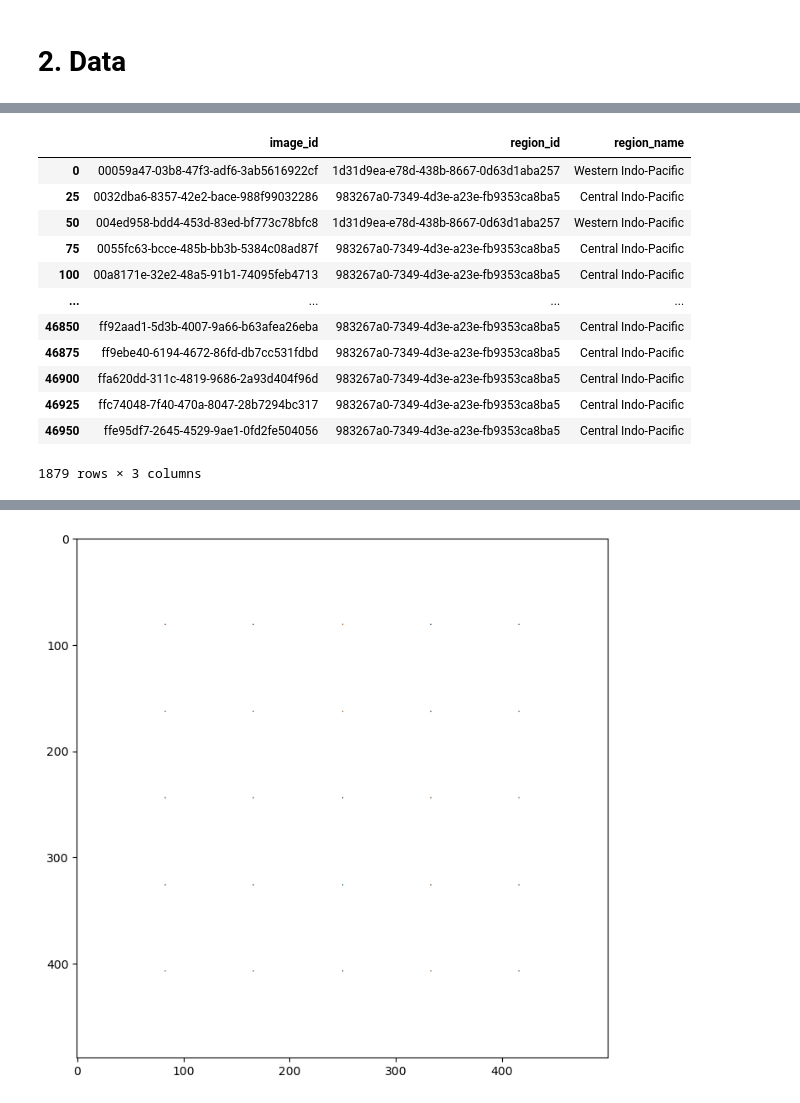
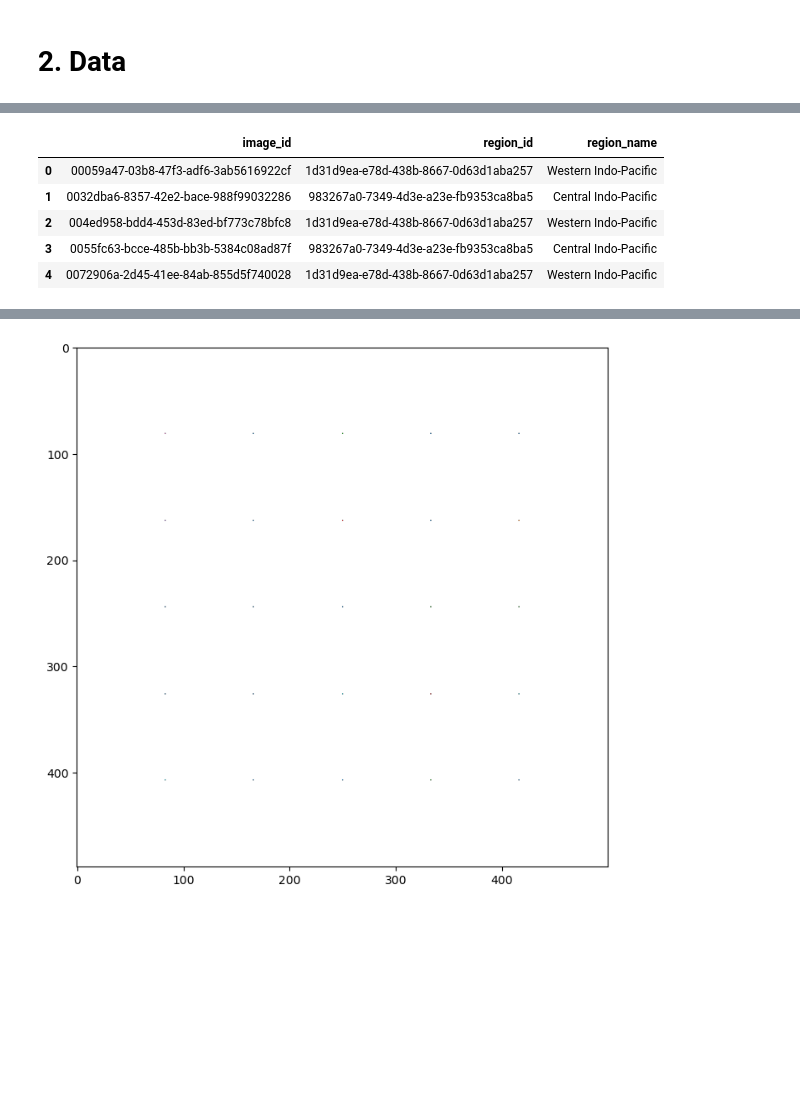
Before and after one commit to data-mermaid/mermaid-segmentation, a Jupyter notebook: nbs/Dataset_Exploration.ipynb, the cells around one changed output, grey strips where cells are left out. Drawn from its saved outputs; the diff is of its cells as text; code cells hidden in the pictures; blank space fills up the shorter version.

```diff
--- a/nbs/Dataset_Exploration.ipynb
+++ b/nbs/Dataset_Exploration.ipynb
@@ -35,17 +37,10 @@ len(dataset)
 # %%
-dataset.df_images
+dataset.df_images.head()
 # %% [output]
 |  | image_id | region_id | region_name |
 | 0 | 00059a47-03b8-47f3-adf6-3ab5616922cf | 1d31d9ea-e78d-438b-8667-0d63d1aba257 | Western Indo-Pacific |
-| 25 | 0032dba6-8357-42e2-bace-988f99032286 | 983267a0-7349-4d3e-a23e-fb9353ca8ba5 | Central Indo-Pacific |
-| 50 | 004ed958-bdd4-453d-83ed-bf773c78bfc8 | 1d31d9ea-e78d-438b-8667-0d63d1aba257 | Western Indo-Pacific |
-| 75 | 0055fc63-bcce-485b-bb3b-5384c08ad87f | 983267a0-7349-4d3e-a23e-fb9353ca8ba5 | Central Indo-Pacific |
-| 100 | 00a8171e-32e2-48a5-91b1-74095feb4713 | 983267a0-7349-4d3e-a23e-fb9353ca8ba5 | Central Indo-Pacific |
-| ... | ... | ... | ... |
-| 46850 | ff92aad1-5d3b-4007-9a66-b63afea26eba | 983267a0-7349-4d3e-a23e-fb9353ca8ba5 | Central Indo-Pacific |
-| 46875 | ff9ebe40-6194-4672-86fd-db7cc531fdbd | 983267a0-7349-4d3e-a23e-fb9353ca8ba5 | Central Indo-Pacific |
-| 46900 | ffa620dd-311c-4819-9686-2a93d404f96d | 983267a0-7349-4d3e-a23e-fb9353ca8ba5 | Central Indo-Pacific |
-| 46925 | ffc74048-7f40-470a-8047-28b7294bc317 | 983267a0-7349-4d3e-a23e-fb9353ca8ba5 | Central Indo-Pacific |
-| 46950 | ffe95df7-2645-4529-9ae1-0fd2fe504056 | 983267a0-7349-4d3e-a23e-fb9353ca8ba5 | Central Indo-Pacific |
+| 1 | 0032dba6-8357-42e2-bace-988f99032286 | 983267a0-7349-4d3e-a23e-fb9353ca8ba5 | Central Indo-Pacific |
+| 2 | 004ed958-bdd4-453d-83ed-bf773c78bfc8 | 1d31d9ea-e78d-438b-8667-0d63d1aba257 | Western Indo-Pacific |
+| 3 | 0055fc63-bcce-485b-bb3b-5384c08ad87f | 983267a0-7349-4d3e-a23e-fb9353ca8ba5 | Central Indo-Pacific |
+| 4 | 0072906a-2d45-41ee-84ab-855d5f740028 | 1d31d9ea-e78d-438b-8667-0d63d1aba257 | Western Indo-Pacific |
-1879 rows × 3 columns
 # %%
```
Also changed, not shown: parts of 15 cells of this notebook.
